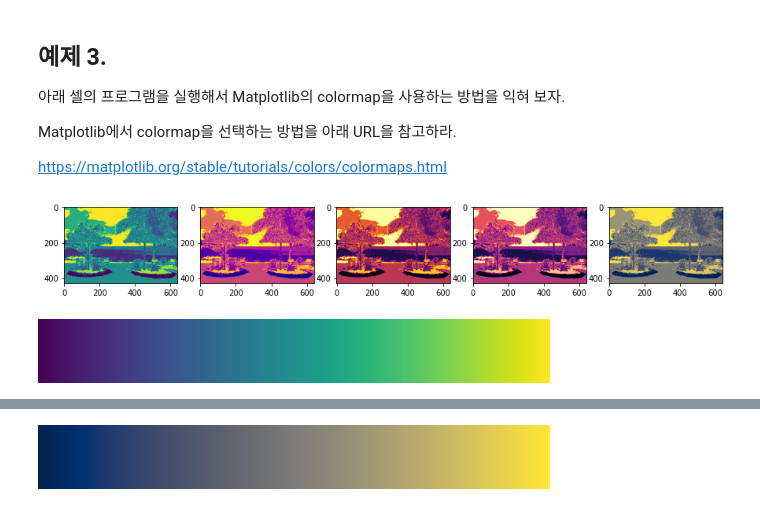
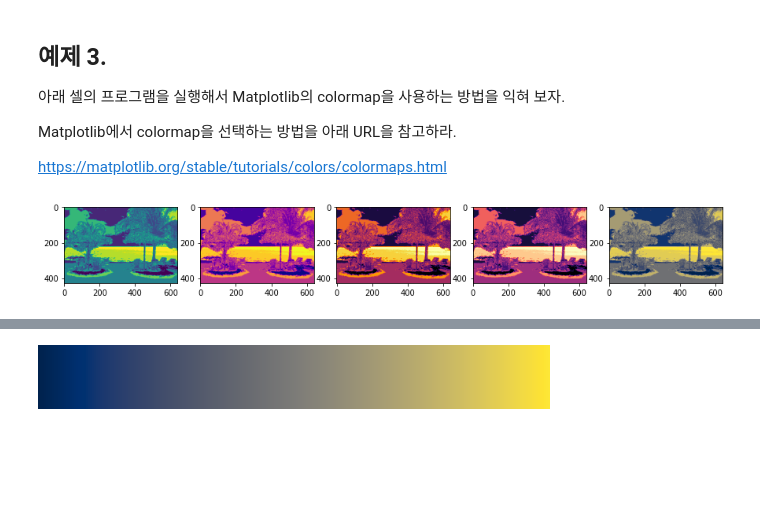
Before and after one commit to EJLee1209/ImageProcessing, a Jupyter notebook: 실습코드/lab-10/IPP-2022-1-lab-10-20185158-이은재.ipynb, the cells around one changed output, grey strips where cells are left out. Drawn from its saved outputs; the diff is of its cells as text; code cells hidden in the pictures; blank space fills up the shorter version.

```diff
--- a/실습코드/lab-10/IPP-2022-1-lab-10-20185158-이은재.ipynb
+++ b/실습코드/lab-10/IPP-2022-1-lab-10-20185158-이은재.ipynb
@@ -202,27 +213,23 @@ https://matplotlib.org/stable/tutorials/colors/colormaps.html
 # %%
 import numpy as np
 import matplotlib.pyplot as plt
 from matplotlib import cm
 from sklearn.utils import shuffle
 from sklearn import cluster
 
 img_org = plt.imread('beach_640.jpg')
-K = 9
+K = 10
 N = 3000
 img = img_org.reshape(-1, 3)
 img_sample = shuffle(img, random_state=0)[:N]
 
 kmeans = cluster.KMeans(n_clusters=K).fit(img_sample)
-img_labels = kmeans.predict(img).reshape(beach.shape[:2])
+img_labels = kmeans.predict(img).reshape(img_org.shape[:2])
 
 cmaps = [cm.viridis, cm.plasma, cm.inferno, cm.magma, cm.cividis]
 
 fig, ax = plt.subplots(ncols=len(cmaps), nrows=1, figsize=(15,3))
 for n,cmap in enumerate(cmaps):
     ax[n].imshow(img_labels, cmap=cmap)
 # %% [output]
-[figure, old version]
+[figure, new version]
-# %%
-cm.viridis
-# %% [output]
-[figure, removed]
```
Also changed, not shown: parts of 9 cells of this notebook.
